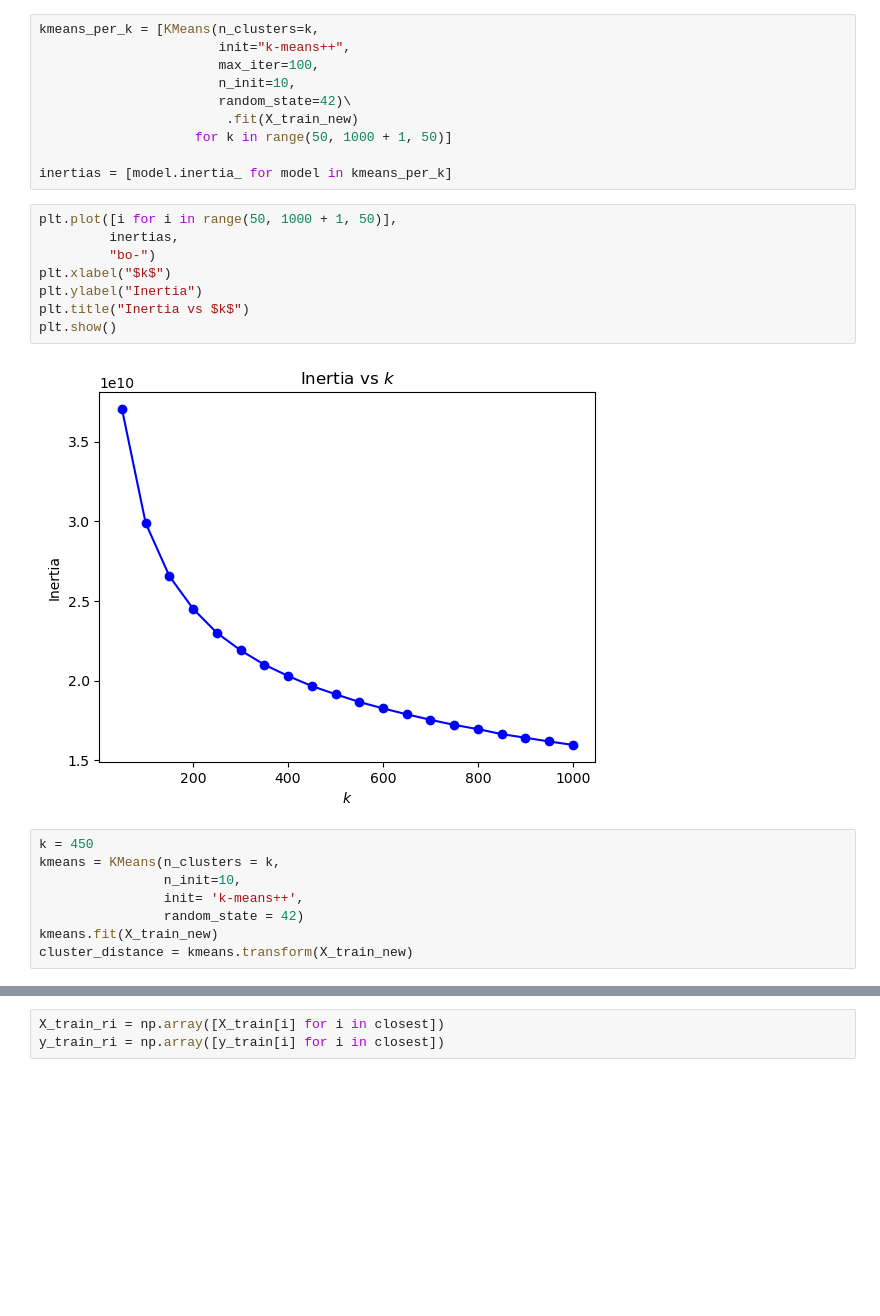
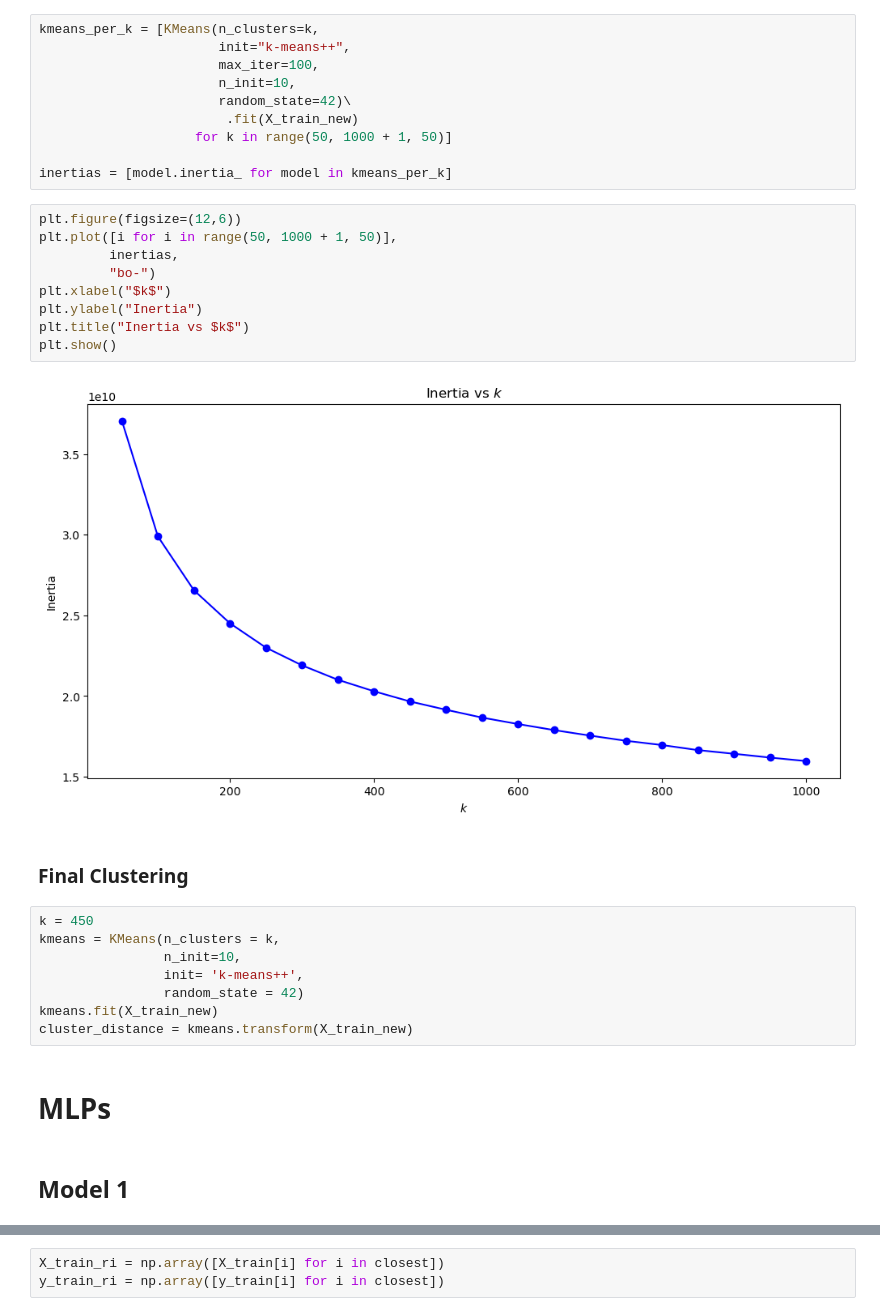
Before and after one commit to SidShah2953/dmml-2024, a Jupyter notebook: Assignment 3/FashionMNIST.ipynb, the cells around one changed output, grey strips where cells are left out. Drawn from its saved outputs; the diff is of its cells as text; blank space fills up the shorter version.

Commit message:
Cleaned Up Code Added Graphs Changed number of epochs

```diff
--- a/Assignment 3/FashionMNIST.ipynb
+++ b/Assignment 3/FashionMNIST.ipynb
@@ -41,15 +51,18 @@ kmeans_per_k = [KMeans(n_clusters=k,
 
 inertias = [model.inertia_ for model in kmeans_per_k]
 # %%
+plt.figure(figsize=(12,6))
 plt.plot([i for i in range(50, 1000 + 1, 50)],
          inertias,
          "bo-")
 plt.xlabel("$k$")
 plt.ylabel("Inertia")
 plt.title("Inertia vs $k$")
 plt.show()
 # %% [output]
-[figure, old version]
+[figure, new version]
+# %% [markdown]
+### Final Clustering
 # %%
 k = 450
 kmeans = KMeans(n_clusters = k,
@@ -58,6 +71,10 @@ kmeans = KMeans(n_clusters = k,
                 random_state = 42)
 kmeans.fit(X_train_new)
 cluster_distance = kmeans.transform(X_train_new)
+# %% [markdown]
+# MLPs
+# %% [markdown]
+## Model 1
 # %%
 km_old_labels = kmeans.labels_
 closest = np.argmin(cluster_distance, axis = 0)
```
Also changed, not shown: parts of 32 cells of this notebook.
